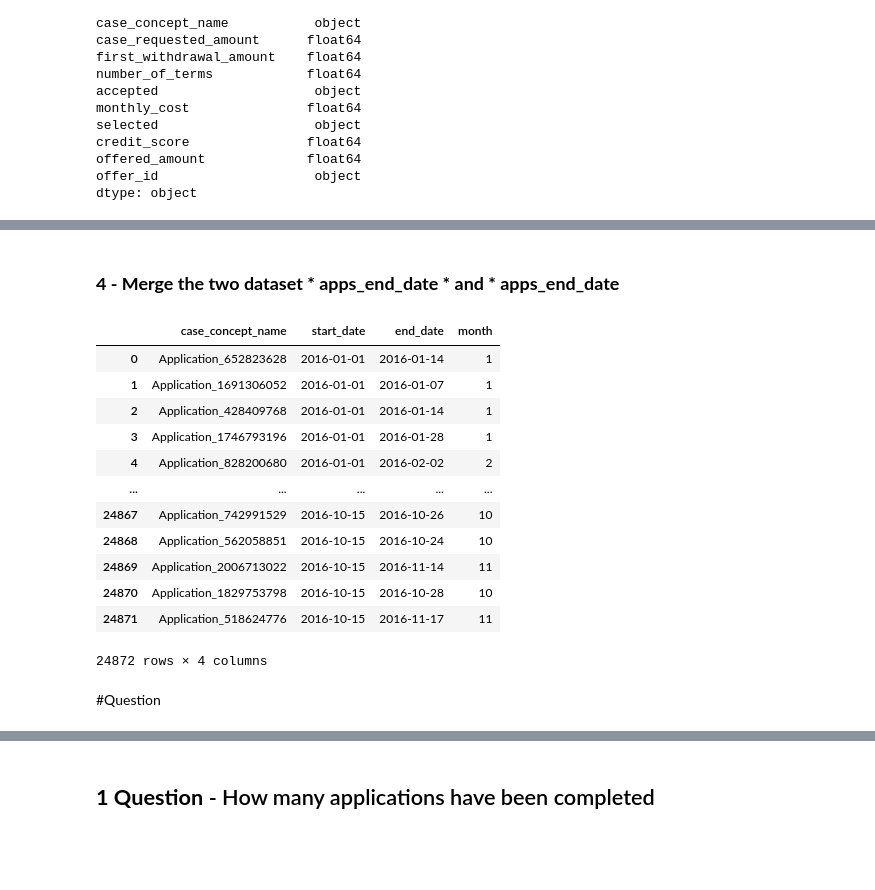
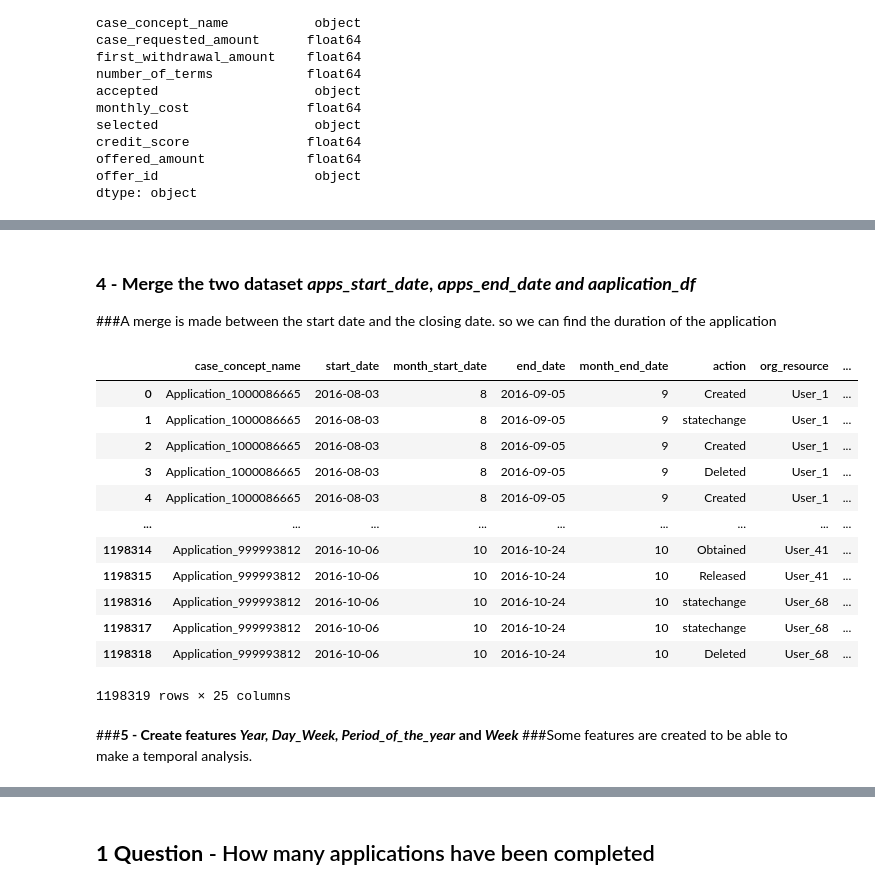
Before and after one commit to patrickherbeth/algoritimos_machine_learning, a Jupyter notebook: BPI_Challenge_2017_temporal.ipynb, the cells around one changed output, grey strips where cells are left out. Drawn from its saved outputs; the diff is of its cells as text; code cells hidden in the pictures; blank space fills up the shorter version.

```diff
--- a/BPI_Challenge_2017_temporal.ipynb
+++ b/BPI_Challenge_2017_temporal.ipynb
@@ -150,0 +152,8 @@ application_df['datetime'] = pd.to_datetime(application_df.time_timestamp)
+# %%
+# Format datetime
+application_df['datetime'] = pd.to_datetime(application_df.time_timestamp)
+application_df['datetime'] = application_df['datetime'].dt.strftime('%Y-%m-%d')
+
+application_df['month_datetime'] = pd.to_datetime(application_df.datetime)
+application_df['month_datetime'] = application_df['month_datetime'].dt.strftime('%m').astype(int)
+application_df['month_datetime'].value_counts()
@@ -154,5 +178,4 @@ application_df['datetime'] = pd.to_datetime(application_df.time_timestamp)
 # %%
-
 apps_start_date = (application_df[application_df['concept_name'] == 'A_Create Application']
                     .filter(['case_concept_name','time_timestamp'])
                     .rename(index=str, columns={'time_timestamp':'start_date'}))
@@ -161,5 +184,8 @@ apps_start_date = (application_df[application_df['concept_name'] == 'A_Create Ap
 apps_start_date['start_date'] = pd.to_datetime(apps_start_date.start_date)
 apps_start_date['start_date'] = apps_start_date['start_date'].dt.strftime('%Y-%m-%d')
 
+apps_start_date['start_date'] = pd.to_datetime(apps_start_date.start_date)
+apps_start_date['month_start_date'] = apps_start_date['start_date'].dt.strftime('%m').astype(int)
+
 apps_start_date
 # %% [output]
@@ -182,13 +209,18 @@ apps_start_date
 app_final_activities = ['A_Pending','A_Cancelled','A_Denied']
 apps_end_date = (application_df[application_df['concept_name'].isin(app_final_activities)]
                     .groupby('case_concept_name')
-                    .agg({'datetime':'last'})
-                    .rename(index=str, columns={'datetime':'end_date'})
+                    .agg({'time_timestamp':'last'})
+                    .rename(index=str, columns={'time_timestamp':'end_date'})
                     .reset_index())
 
 # Formatar end_data
 apps_end_date['end_date'] = pd.to_datetime(apps_end_date.end_date)
 apps_end_date['end_date'] = apps_end_date['end_date'].dt.strftime('%Y-%m-%d')
 
+# Create End Date Month
+
+apps_end_date['end_date'] = pd.to_datetime(apps_end_date.end_date)
+apps_end_date['month_end_date'] = apps_end_date['end_date'].dt.strftime('%m').astype(int)
+
 apps_end_date
 # %% [output]
@@ -210,7 +239,0 @@ apps_end_date
-# %%
-# Create Month
-
-apps_end_date['end_date'] = pd.to_datetime(apps_end_date.end_date)
-apps_end_date['month'] = apps_end_date['end_date'].dt.strftime('%m').astype(int)
-
-apps_end_date
@@ -231,26 +240,25 @@ apps_end_date
-# %% [markdown]
-### **4 - Merge the two dataset * apps_end_date * and * apps_end_date**
+# %% [markdown]
+### **4 - Merge the two dataset *apps_start_date*, *apps_end_date and aaplication_df***
+###A merge is made between the start date and the closing date. so we can find the duration of the application
 # %%
 df = pd.merge(apps_start_date, apps_end_date, how='right', right_on='case_concept_name', left_on='case_concept_name')
-
-# Format start_data
-df['start_date'] = pd.to_datetime(df.start_date)
-df['start_date'] = df['start_date'].dt.strftime('%Y-%m-%d')
+df = pd.merge(df, application_df, how='inner', on='case_concept_name')
 
 df
 # %% [output]
-|  | case_concept_name | start_date | end_date | month |
-| 0 | Application_652823628 | 2016-01-01 | 2016-01-14 | 1 |
-| 1 | Application_1691306052 | 2016-01-01 | 2016-01-07 | 1 |
-| 2 | Application_428409768 | 2016-01-01 | 2016-01-14 | 1 |
-| 3 | Application_1746793196 | 2016-01-01 | 2016-01-28 | 1 |
-| 4 | Application_828200680 | 2016-01-01 | 2016-02-02 | 2 |
-| ... | ... | ... | ... | ... |
-| 24867 | Application_742991529 | 2016-10-15 | 2016-10-26 | 10 |
-| 24868 | Application_562058851 | 2016-10-15 | 2016-10-24 | 10 |
-| 24869 | Application_2006713022 | 2016-10-15 | 2016-11-14 | 11 |
-| 24870 | Application_1829753798 | 2016-10-15 | 2016-10-28 | 10 |
-| 24871 | Application_518624776 | 2016-10-15 | 2016-11-17 | 11 |
+|  | case_concept_name | start_date | month_start_date | end_date | month_end_date | action | org_resource | ... |
+| 0 | Application_1000086665 | 2016-08-03 | 8 | 2016-09-05 | 9 | Created | User_1 | ... |
+| 1 | Application_1000086665 | 2016-08-03 | 8 | 2016-09-05 | 9 | statechange | User_1 | ... |
+| 2 | Application_1000086665 | 2016-08-03 | 8 | 2016-09-05 | 9 | Created | User_1 | ... |
+| 3 | Application_1000086665 | 2016-08-03 | 8 | 2016-09-05 | 9 | Deleted | User_1 | ... |
+| 4 | Application_1000086665 | 2016-08-03 | 8 | 2016-09-05 | 9 | Created | User_1 | ... |
+| ... | ... | ... | ... | ... | ... | ... | ... | ... |
+| 1198314 | Application_999993812 | 2016-10-06 | 10 | 2016-10-24 | 10 | Obtained | User_41 | ... |
+| 1198315 | Application_999993812 | 2016-10-06 | 10 | 2016-10-24 | 10 | Released | User_41 | ... |
+| 1198316 | Application_999993812 | 2016-10-06 | 10 | 2016-10-24 | 10 | statechange | User_68 | ... |
+| 1198317 | Application_999993812 | 2016-10-06 | 10 | 2016-10-24 | 10 | statechange | User_68 | ... |
+| 1198318 | Application_999993812 | 2016-10-06 | 10 | 2016-10-24 | 10 | Deleted | User_68 | ... |
-24872 rows × 4 columns
+1198319 rows × 25 columns
-# %% [markdown]
-#Question
+# %% [markdown]
+###**5 - Create features *Year, Day_Week, Period_of_the_year* and *Week***
+###Some features are created to be able to make a temporal analysis.
```
Also changed, not shown: parts of 187 cells of this notebook.
